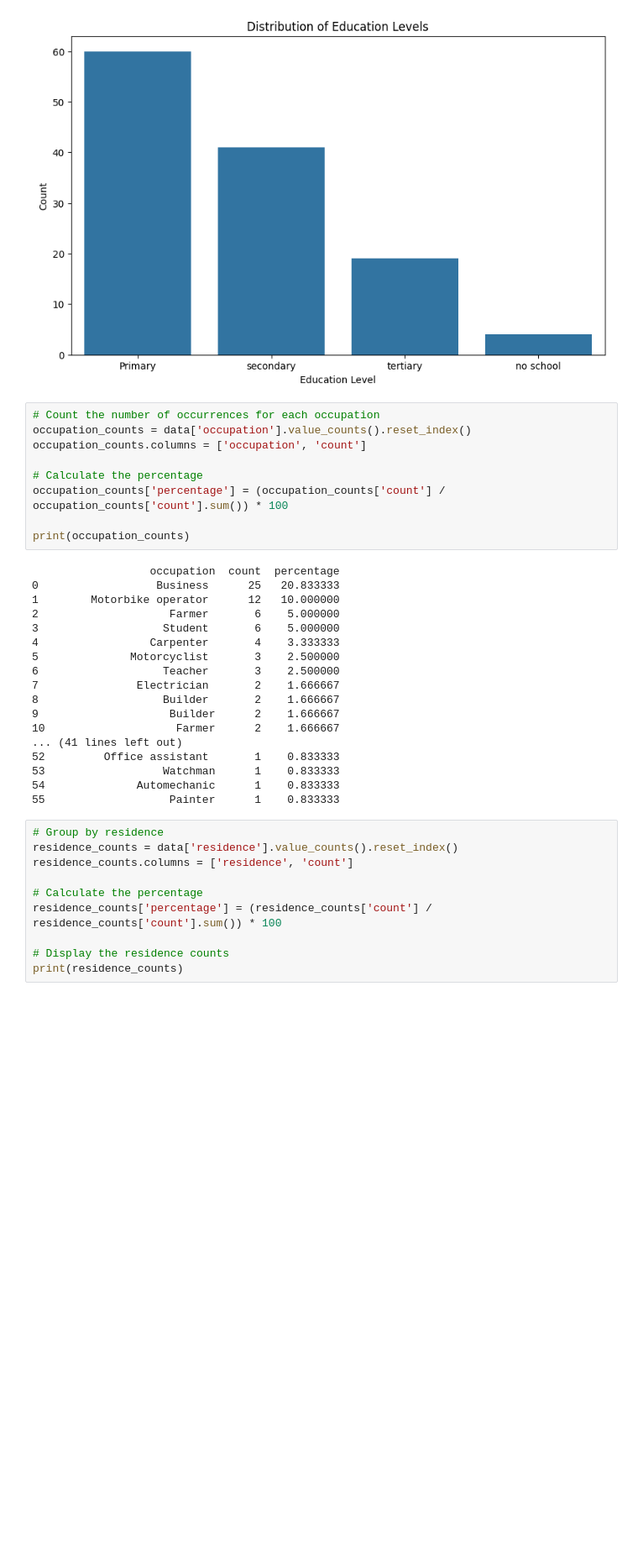
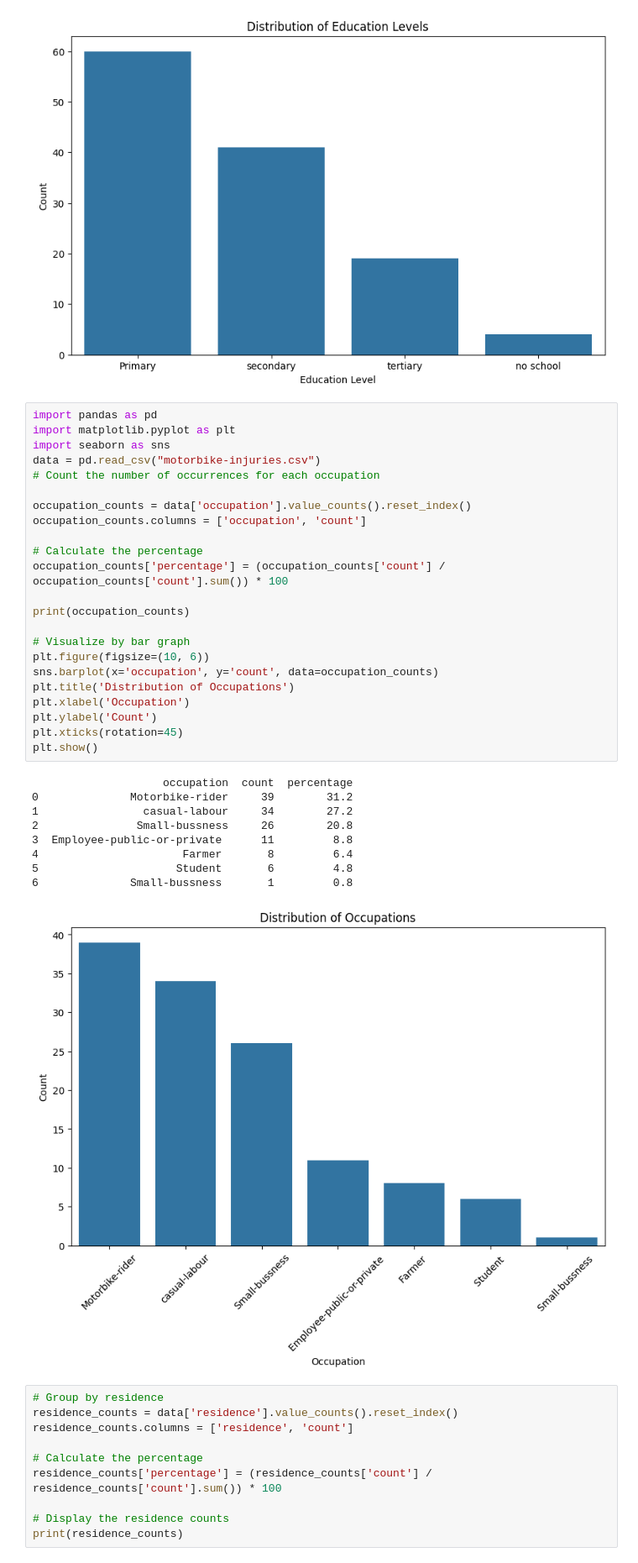
Before and after one commit to magnito777/motorbike-injuries-data-analysis, a Jupyter notebook: pythonbook.ipynb, the cells around one changed output. Shown at 84% size. Drawn from its saved outputs; the diff is of its cells as text; blank space fills up the shorter version.

Commit message:
Refine demographic report on motorcycle accident injuries, correcting grammatical errors and enhancing clarity in data presentation

```diff
--- a/pythonbook.ipynb
+++ b/pythonbook.ipynb
@@ -319,32 +322,38 @@ plt.show()
 3      no school      4    3.225806
 [figure]
 # %%
+import pandas as pd
+import matplotlib.pyplot as plt
+import seaborn as sns
+data = pd.read_csv("motorbike-injuries.csv")
 # Count the number of occurrences for each occupation
+
 occupation_counts = data['occupation'].value_counts().reset_index()
 occupation_counts.columns = ['occupation', 'count']
 
 # Calculate the percentage
 occupation_counts['percentage'] = (occupation_counts['count'] / occupation_counts['count'].sum()) * 100
 
 print(occupation_counts)
+
+# Visualize by bar graph
+plt.figure(figsize=(10, 6))
+sns.barplot(x='occupation', y='count', data=occupation_counts)
+plt.title('Distribution of Occupations')
+plt.xlabel('Occupation')
+plt.ylabel('Count')
+plt.xticks(rotation=45)
+plt.show()
 # %% [output]
-                  occupation  count  percentage
-0                  Business      25   20.833333
-1        Motorbike operator      12   10.000000
-2                    Farmer       6    5.000000
-3                   Student       6    5.000000
-4                 Carpenter       4    3.333333
-5              Motorcyclist       3    2.500000
-6                   Teacher       3    2.500000
-7               Electrician       2    1.666667
-8                   Builder       2    1.666667
-9                    Builder      2    1.666667
-10                    Farmer      2    1.666667
-... (41 lines left out)
-52         Office assistant       1    0.833333
-53                  Watchman      1    0.833333
-54              Automechanic      1    0.833333
-55                   Painter      1    0.833333
+                    occupation  count  percentage
+0              Motorbike-rider     39        31.2
+1                casual-labour     34        27.2
+2               Small-bussness     26        20.8
+3  Employee-public-or-private      11         8.8
+4                      Farmer       8         6.4
+5                     Student       6         4.8
+6              Small-bussness       1         0.8
+[figure, added]
 # %%
 # Group by residence
 residence_counts = data['residence'].value_counts().reset_index()
```
Also changed, not shown: parts of 4 cells of this notebook, 2 other files.
